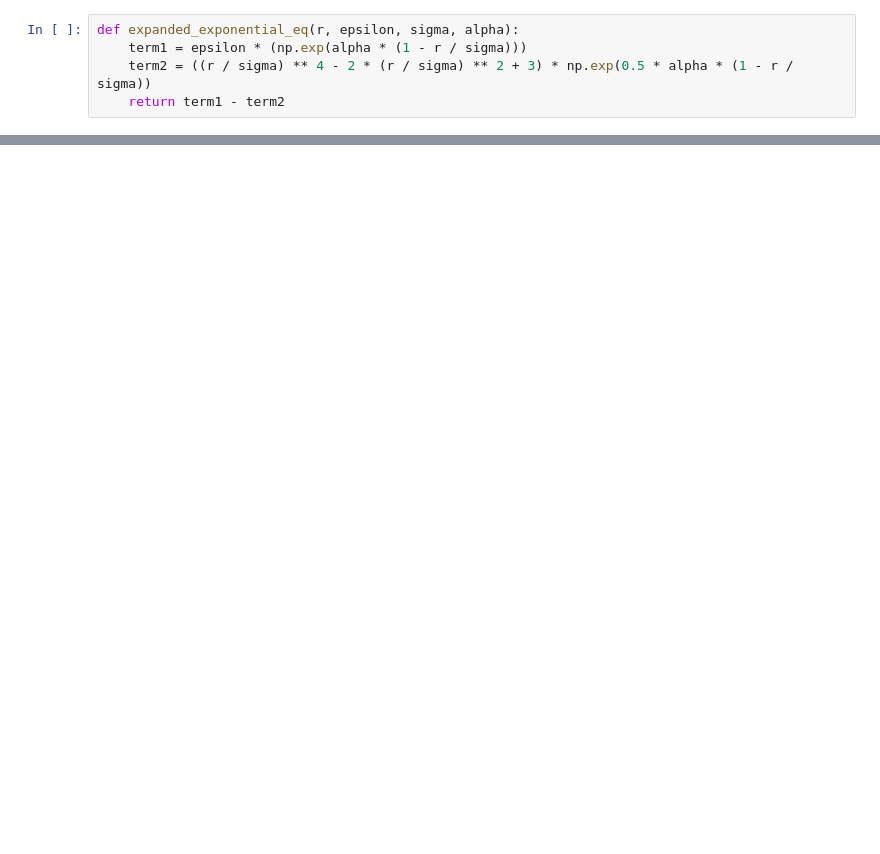
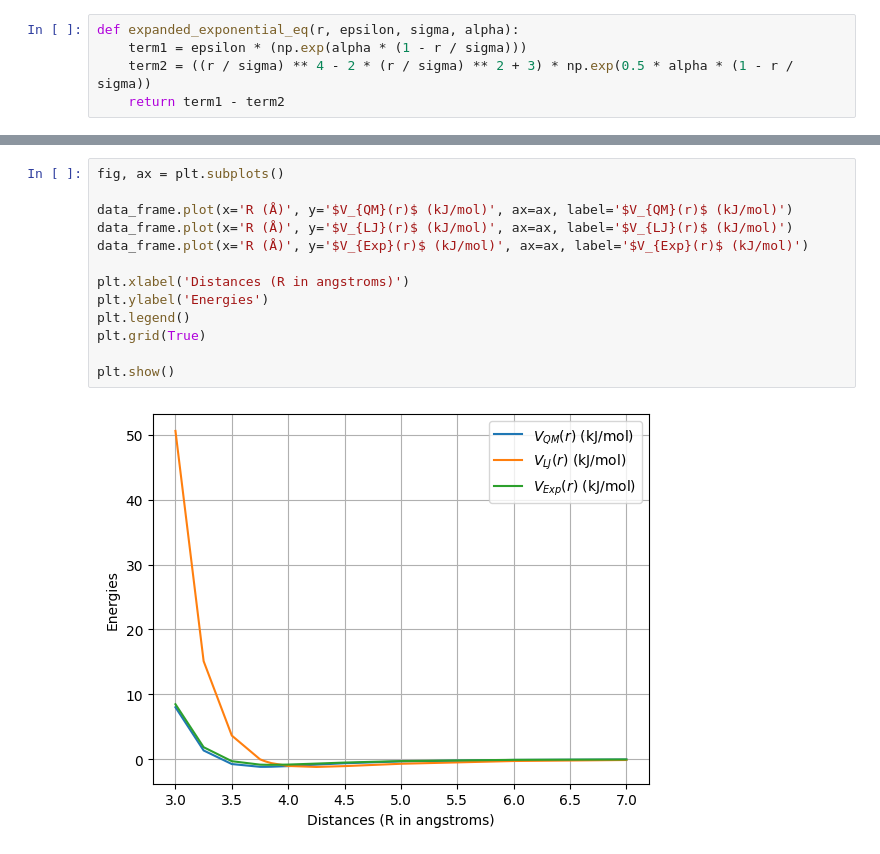
Before and after one commit to russelmrcl/SciPro, a Jupyter notebook: src/notebooks/assignment_04_2023WS_61714.ipynb, the cells around one changed output, grey strips where cells are left out. Drawn from its saved outputs; the diff is of its cells as text; blank space fills up the shorter version.

```diff
--- a/src/notebooks/assignment_04_2023WS_61714.ipynb
+++ b/src/notebooks/assignment_04_2023WS_61714.ipynb
@@ -211,0 +221,15 @@ data_frame
+# %%
+fig, ax = plt.subplots()
+
+data_frame.plot(x='R (Å)', y='$V_{QM}(r)$ (kJ/mol)', ax=ax, label='$V_{QM}(r)$ (kJ/mol)')
+data_frame.plot(x='R (Å)', y='$V_{LJ}(r)$ (kJ/mol)', ax=ax, label='$V_{LJ}(r)$ (kJ/mol)')
+data_frame.plot(x='R (Å)', y='$V_{Exp}(r)$ (kJ/mol)', ax=ax, label='$V_{Exp}(r)$ (kJ/mol)')
+
+plt.xlabel('Distances (R in angstroms)')
+plt.ylabel('Energies')
+plt.legend()
+plt.grid(True)
+
+plt.show()
+# %% [output]
+[figure, added]
```
Also changed, not shown: parts of 16 cells of this notebook.
